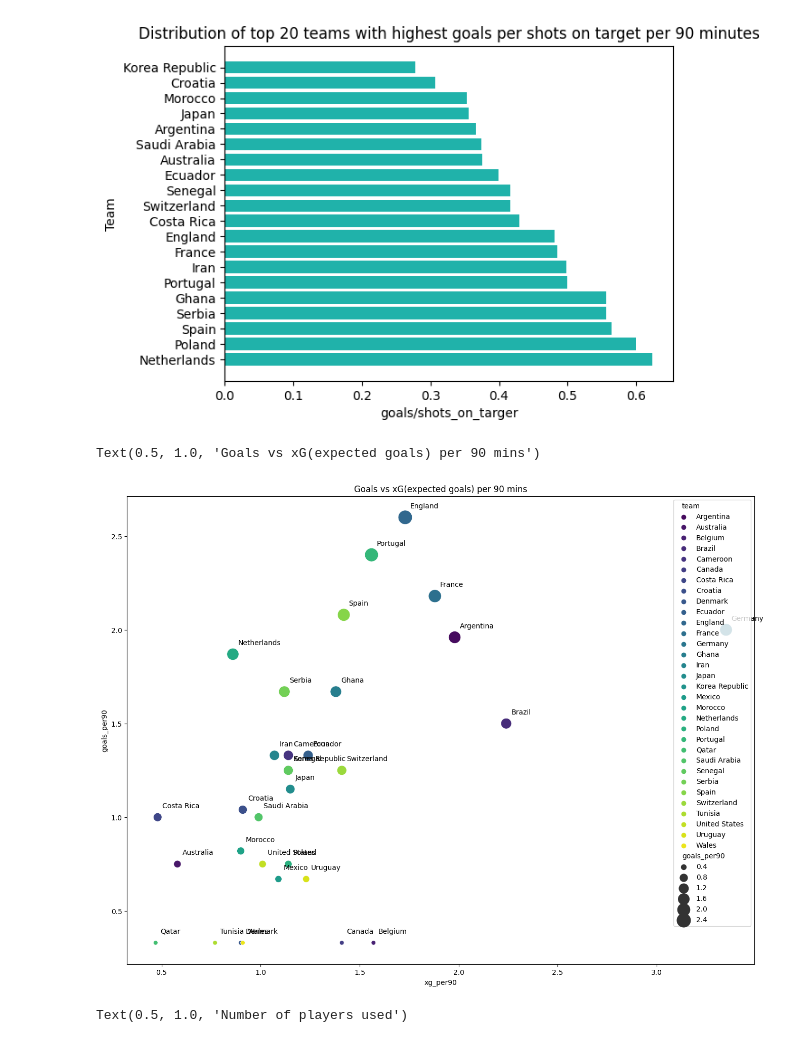
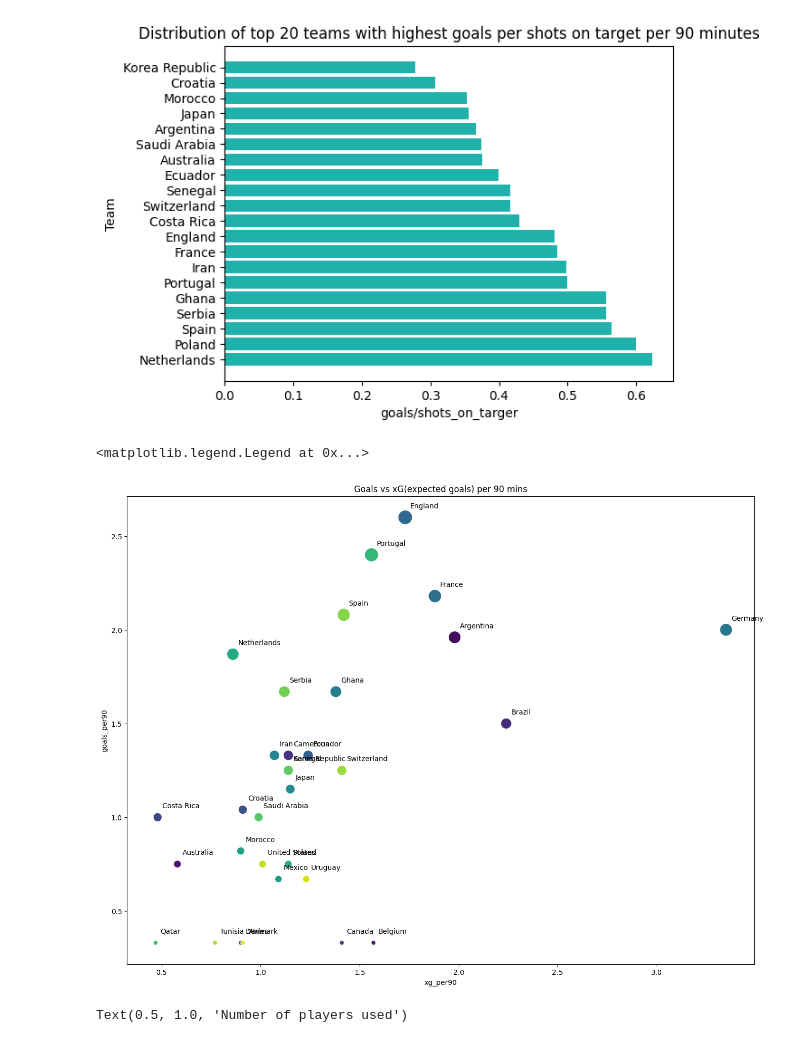
Before and after one commit to RayNguyent/World_Cup_2022, a Jupyter notebook: report.ipynb, the cells around one changed output. Cells and saved outputs as stored; diff of their text form; code cells hidden in the pictures.

```diff
--- a/report.ipynb
+++ b/report.ipynb
@@ -52,13 +52,14 @@ Text(0, 0.5, 'Team')
 # %%
 plt.figure(figsize=(16,12))
 sns.scatterplot(data=team,y='goals_per90',x='xg_per90',hue='team',size='goals_per90',palette = 'viridis',sizes = (40,400))
 for i in range(team.shape[0]):
  plt.text(x=team['xg_per90'][i]+0.025,y=team['goals_per90'][i]+0.05,s=team.team[i],
           fontdict=dict(color='black',size=10))
 plt.title('Goals vs xG(expected goals) per 90 mins')
+plt.legend([],[], frameon=False)
 # %% [output]
-Text(0.5, 1.0, 'Goals vs xG(expected goals) per 90 mins')
+<matplotlib.legend.Legend at 0x...>
-[figure, old version]
+[figure, new version]
 # %%
 fig, ax = plt.subplots(figsize=(16,12))
 ax.barh('team',width = 'players_used',data = team.sort_values('players_used',ascending=True),color = 'teal')
```
Also changed, not shown: parts of 11 cells of this notebook.
